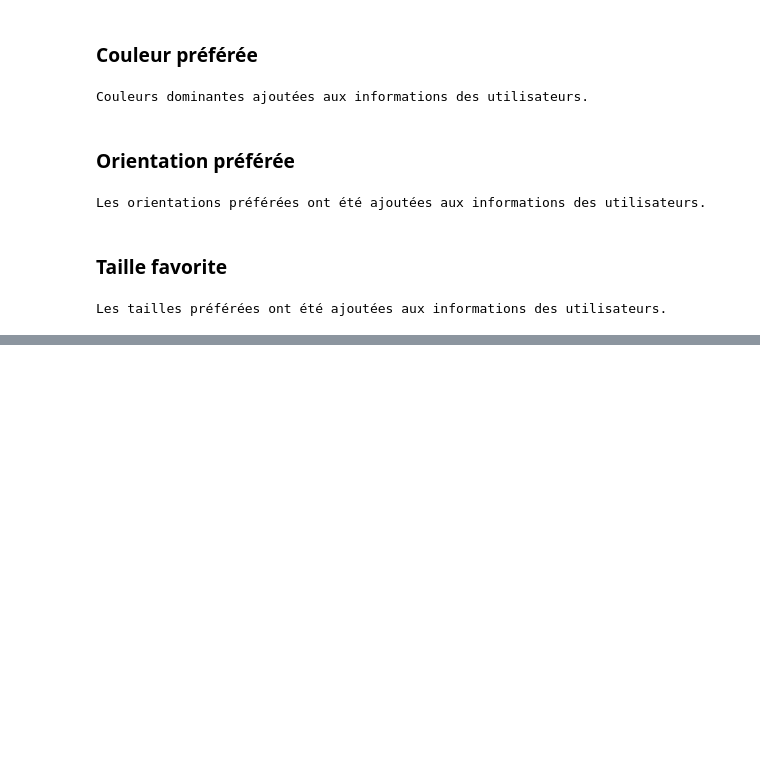
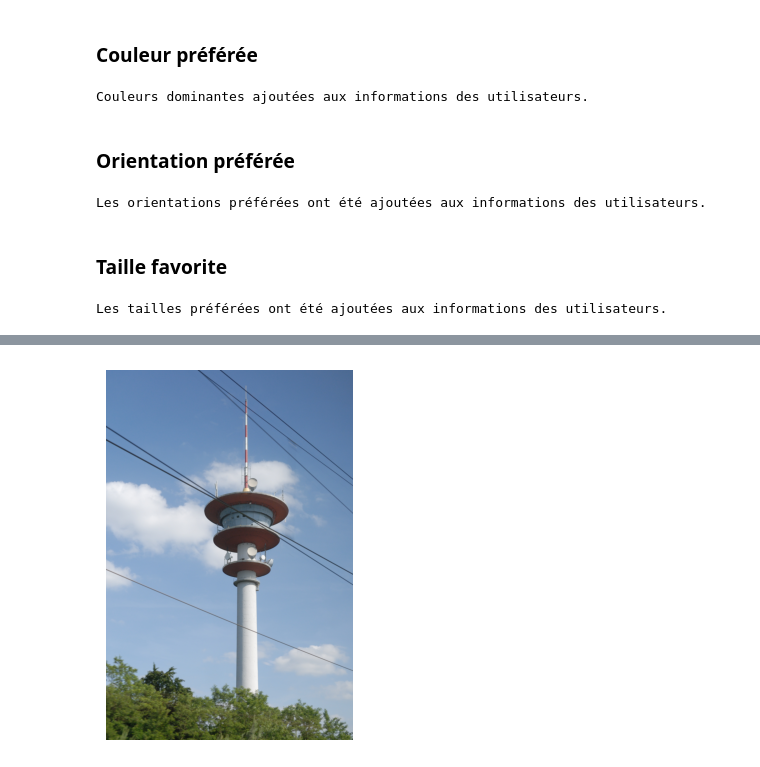
Before and after one commit to Matthiaslpt/DM_projet, a Jupyter notebook: projetM.ipynb, the cells around one changed output, grey strips where cells are left out. Cells and saved outputs as stored; diff of their text form; code cells hidden in the pictures; blank space fills up the shorter version.

Commit message:
recommandation

```diff
--- a/projetM.ipynb
+++ b/projetM.ipynb
@@ -350,0 +569,88 @@ Les tailles préférées ont été ajoutées aux informations des utilisateurs.
+# %%
+from sklearn.metrics.pairwise import cosine_similarity
+import numpy as np
+import json
+from PIL import Image
+import requests
+from io import BytesIO
+
+# Charger les données des utilisateurs
+with open('json/users.json', 'r') as f:
+    users_data = json.load(f)
+
+# Charger les métadonnées des images
+with open('json/image_tags.json', 'r') as f:
+    image_metadata = json.load(f)
+
+# Fonction pour extraire les caractéristiques des images
+def extract_features(image_data):
+    features = []
+    features.extend(image_data['couleur_favorite'][0])  # Utiliser la première couleur favorite comme caractéristique
+    features.append(image_data['orientation_id'])
+    features.append(image_data['size'][0] * image_data['size'][1])  # Utiliser la taille de l'image comme caractéristique
+    return features
+
+# Extraire les caractéristiques de toutes les images
+image_features = {img['filename']: extract_features(img) for img in image_metadata}
+
+# Fonction pour créer le profil d'un utilisateur
+def create_user_profile(user_id):
+    user_images = users_data[user_id]['images']
+    user_features = [image_features[img] for img in user_images if img in image_features]
+    if not user_features:
+        return None
+    user_profile = np.mean(user_features, axis=0)
+    return user_profile
+
+# Créer les profils de tous les utilisateurs
+user_profiles = {user_id: create_user_profile(user_id) for user_id in users_data}
+
+# Fonction pour recommander des images pour un utilisateur
+def recommander_images(user_id, top_n=5):
+    if user_id not in users_data:
+        print(f"L'utilisateur {user_id} n'existe pas.")
+        return []
+
+    user_profile = user_profiles[user_id]
+    if user_profile is None:
+        print(f"Aucune caractéristique d'image trouvée pour l'utilisateur {user_id}.")
+        return []
+
+    # Calculer la similarité cosinus entre le profil de l'utilisateur et toutes les images
+    all_image_features = np.array(list(image_features.values()))
+    similarities = cosine_similarity(user_profile.reshape(1, -1), all_image_features).flatten()
+
+    # Ajouter l'impact des autres utilisateurs (collaborative filtering)
+    for other_user_id, other_user_profile in user_profiles.items():
+        if other_user_id != user_id and other_user_profile is not None:
+            other_similarities = cosine_similarity(other_user_profile.reshape(1, -1), all_image_features).flatten()
+            similarities += 0.1 * other_similarities  # Ajuster le poids des autres utilisateurs
+
+    # Trier les images par similarité décroissante
+    sorted_indices = np.argsort(similarities)[::-1]
+
+    # Récupérer les noms des images triées
+    sorted_images = np.array(list(image_features.keys()))[sorted_indices]
+
+    # Exclure les images déjà préférées par l'utilisateur
+    user_images = users_data[user_id]['images']
+    recommended_images = [img for img in sorted_images if img not in user_images]
+
+    return recommended_images[:top_n]
+
+# Exemple de recommandation pour l'utilisateur 1
+user_id = 'user1'
+recommended_images = recommander_images(user_id)
+print(f"Images recommandées pour {user_id}: {recommended_images}")
+
+# Afficher l'image préférée
+def afficher_image_recommande(image_filename):
+    image_path = os.path.join("images", image_filename)
+    img = Image.open(image_path)
+    plt.imshow(img)
+    plt.axis('off')
+    plt.show()
+
+# Afficher l'image préférée pour l'utilisateur 1
+afficher_image_recommande(recommended_images[0])
+# %% [output]
@@ -350,0 +658 @@ Les tailles préférées ont été ajoutées aux informations des utilisateurs.
+[figure, added]
```
Also changed, not shown: parts of 10 cells of this notebook.
